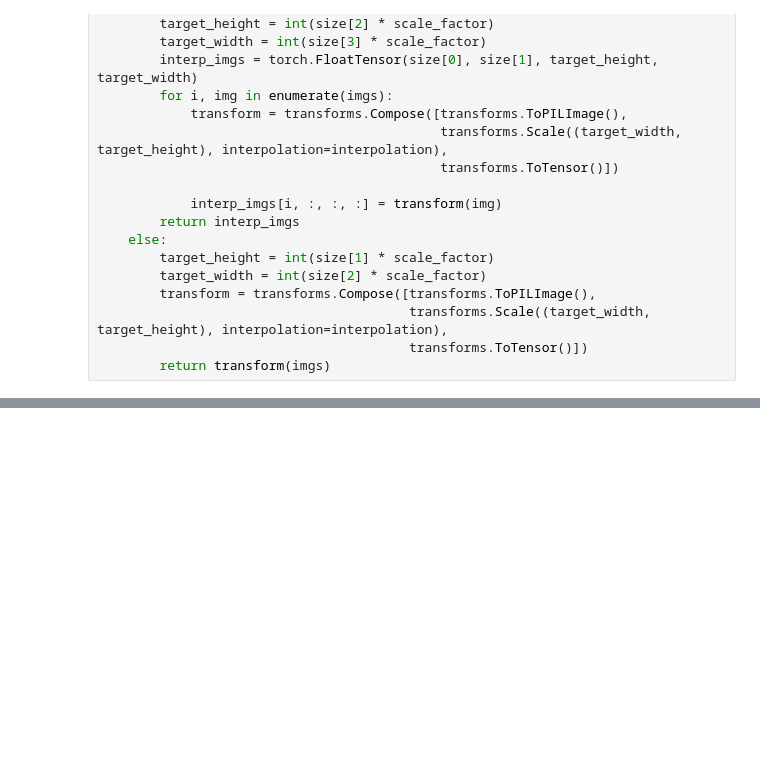
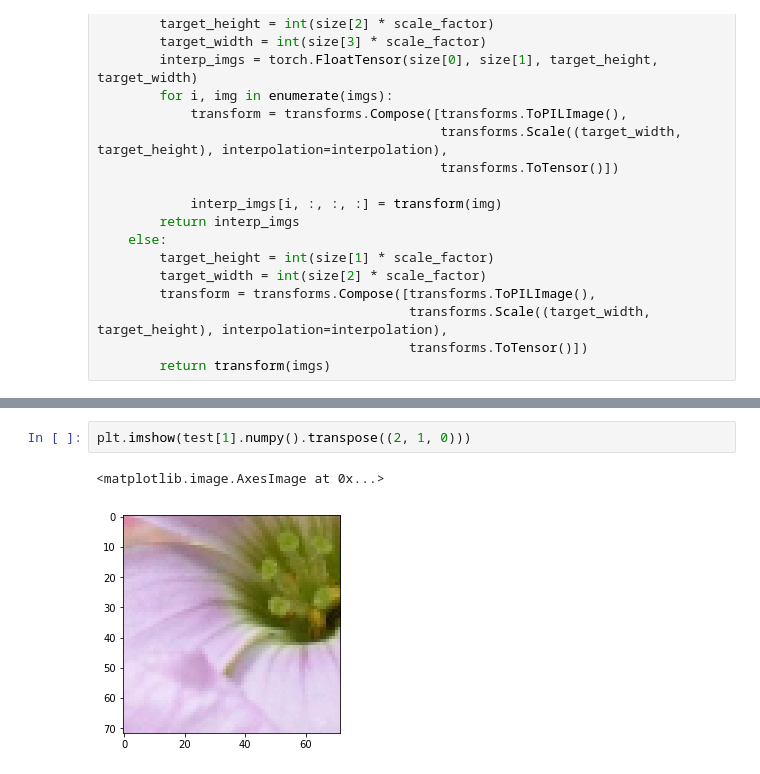
Before and after one commit to FYLSunghwan/VDSR-pytorch, a Jupyter notebook: Train.ipynb, the cells around one changed output, grey strips where cells are left out. Saved outputs shown, nothing was run; the diff lists cells and outputs as text; blank space fills up the shorter version.

```diff
--- a/Train.ipynb
+++ b/Train.ipynb
@@ -207,0 +237,5 @@ PSNR(bef, aft)
+# %%
+plt.imshow(test[1].numpy().transpose((2, 1, 0)))
+# %% [output]
+<matplotlib.image.AxesImage at 0x...>
+[figure, added]
```
Also changed, not shown: parts of 12 cells of this notebook, 3 other files.
